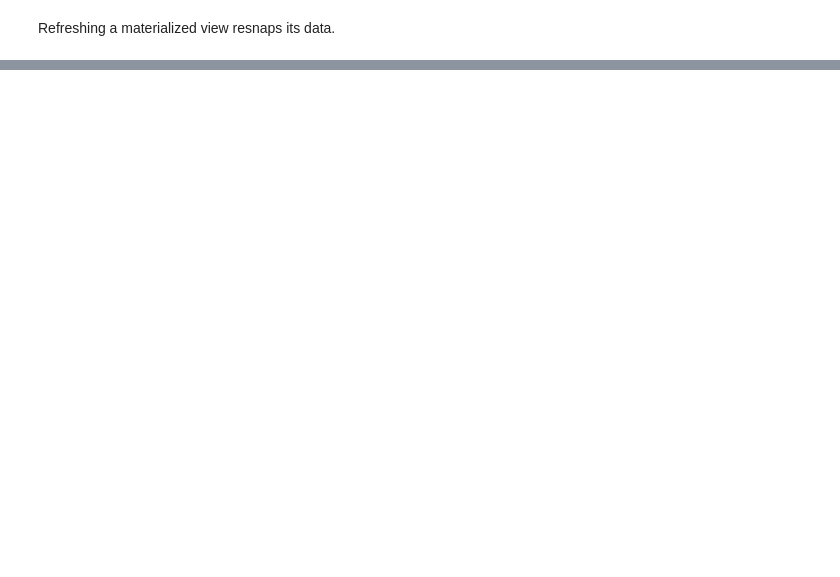
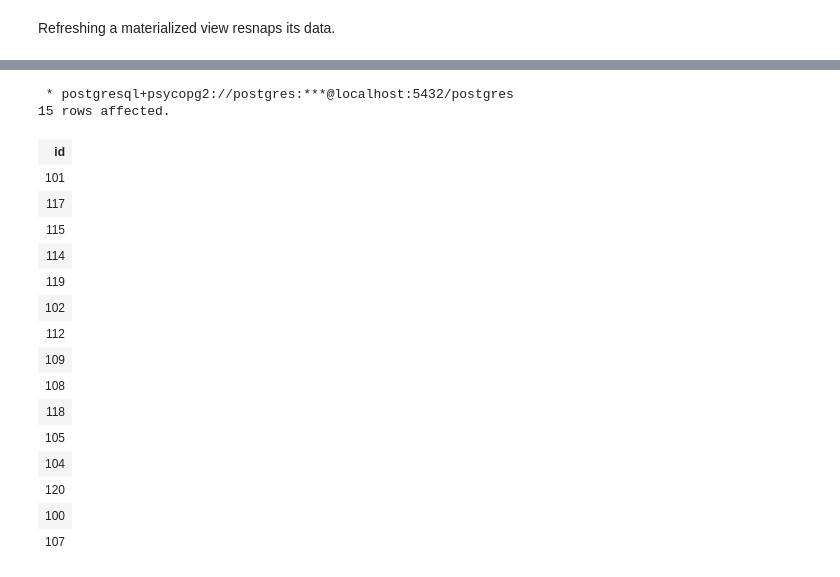
Before and after one commit to Inventrohyder/linkedin-learnig-Choosing-a-Database, a Jupyter notebook: Queries.ipynb, the cells around one changed output, grey strips where cells are left out. Cells and saved outputs as stored; diff of their text form; code cells hidden in the pictures; blank space fills up the shorter version.

```diff
--- a/Queries.ipynb
+++ b/Queries.ipynb
@@ -238,0 +310,26 @@ Refreshing a materialized view resnaps its data.
+# %%
+%%sql
+SELECT id
+FROM customer
+INTERSECT
+SELECT customerID
+FROM "Order";
+# %% [output]
+ * postgresql+psycopg2://postgres:***@localhost:5432/postgres
+15 rows affected.
+| id |
+| 101 |
+| 117 |
+| 115 |
+| 114 |
+| 119 |
+| 102 |
+| 112 |
+| 109 |
+| 108 |
+| 118 |
+| 105 |
+| 104 |
+| 120 |
+| 100 |
+| 107 |
```
Also changed, not shown: parts of 21 cells of this notebook.
